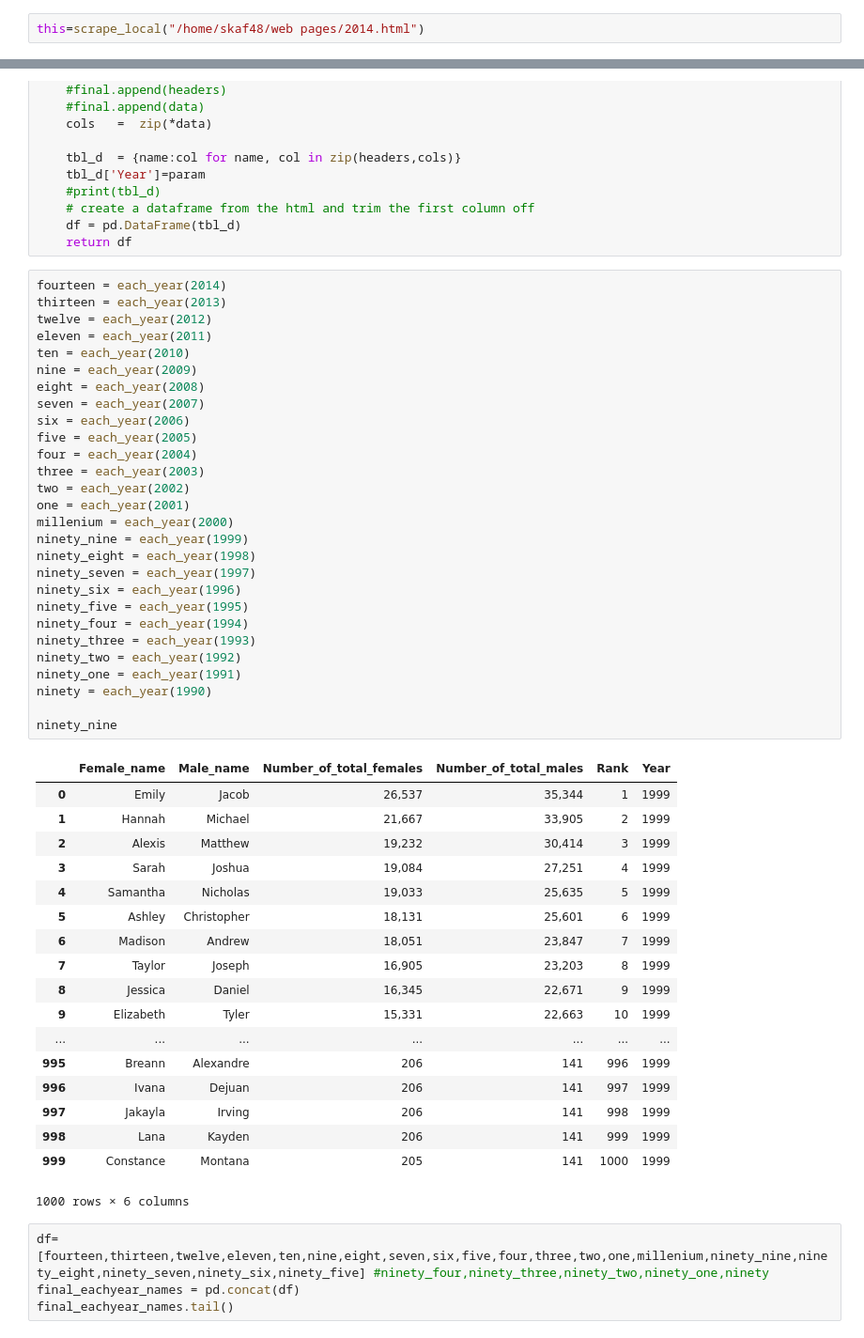
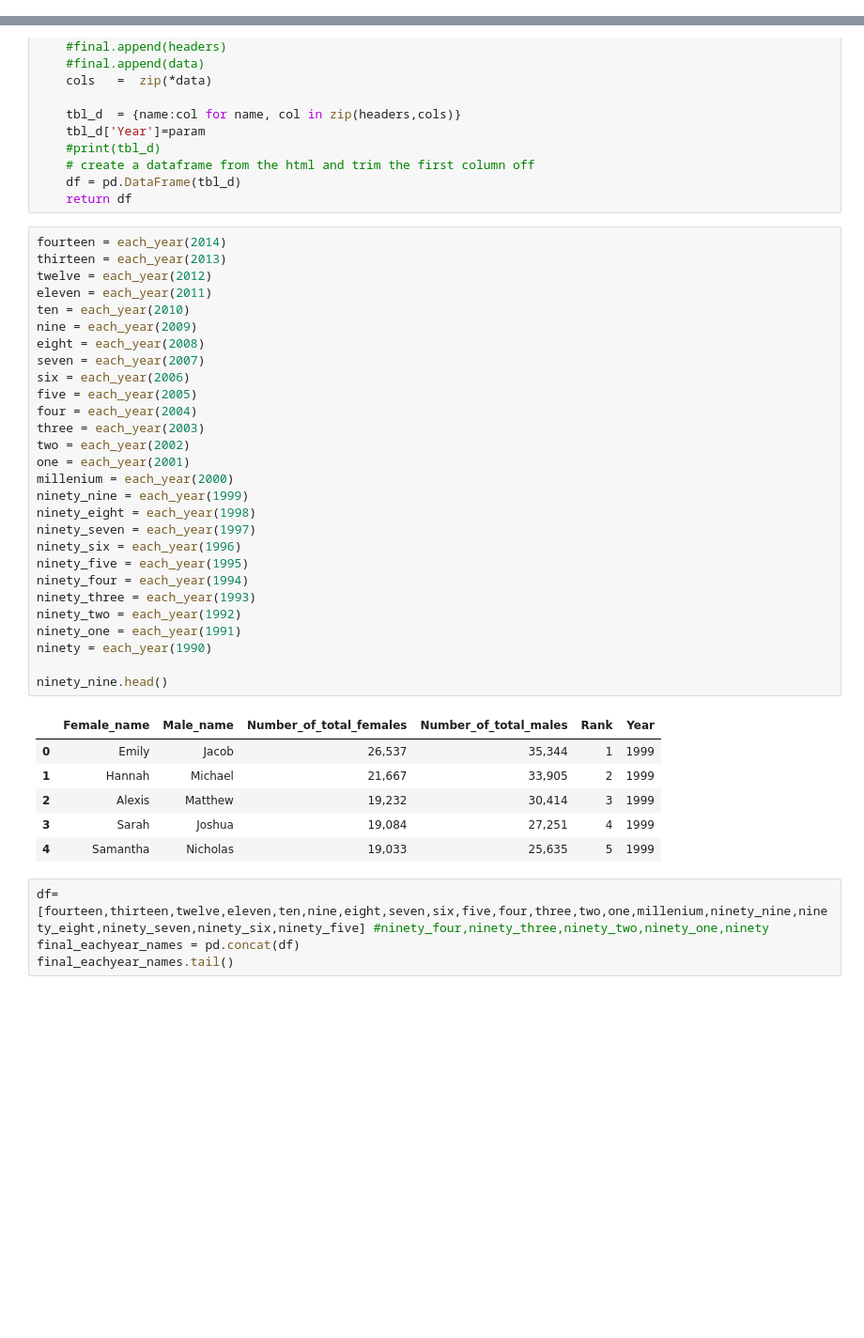
Before and after one commit to yarynam/Data_Science_Analysis_Fixing, a Jupyter notebook: movie_star_names_babynames.ipynb, the cells around one changed output, grey strips where cells are left out. Shown at 94% size. Drawn from its saved outputs; the diff is of its cells as text; blank space fills up the shorter version.

```diff
--- a/movie_star_names_babynames.ipynb
+++ b/movie_star_names_babynames.ipynb
@@ -123,5 +103,3 @@ def scrape_local(param):
     soup = BeautifulSoup(open(param),"lxml")
     #soup = BeautifulSoup(response.read())
     return soup
-# %%
-this=scrape_local("/home/skaf48/web pages/2014.html")
@@ -178,46 +136,34 @@ twelve = each_year(2012)
 eleven = each_year(2011)
 ten = each_year(2010)
 nine = each_year(2009)
 eight = each_year(2008)
 seven = each_year(2007)
 six = each_year(2006)
 five = each_year(2005)
 four = each_year(2004)
 three = each_year(2003)
 two = each_year(2002)
 one = each_year(2001)
 millenium = each_year(2000)
 ninety_nine = each_year(1999)
 ninety_eight = each_year(1998)
 ninety_seven = each_year(1997)
 ninety_six = each_year(1996)
 ninety_five = each_year(1995)
 ninety_four = each_year(1994)
 ninety_three = each_year(1993)
 ninety_two = each_year(1992)
 ninety_one = each_year(1991)
 ninety = each_year(1990)
 
-ninety_nine
+ninety_nine.head()
 # %% [output]
 |  | Female_name | Male_name | Number_of_total_females | Number_of_total_males | Rank | Year |
 | 0 | Emily | Jacob | 26,537 | 35,344 | 1 | 1999 |
 | 1 | Hannah | Michael | 21,667 | 33,905 | 2 | 1999 |
 | 2 | Alexis | Matthew | 19,232 | 30,414 | 3 | 1999 |
 | 3 | Sarah | Joshua | 19,084 | 27,251 | 4 | 1999 |
 | 4 | Samantha | Nicholas | 19,033 | 25,635 | 5 | 1999 |
-| 5 | Ashley | Christopher | 18,131 | 25,601 | 6 | 1999 |
-| 6 | Madison | Andrew | 18,051 | 23,847 | 7 | 1999 |
-| 7 | Taylor | Joseph | 16,905 | 23,203 | 8 | 1999 |
-| 8 | Jessica | Daniel | 16,345 | 22,671 | 9 | 1999 |
-| 9 | Elizabeth | Tyler | 15,331 | 22,663 | 10 | 1999 |
-| ... | ... | ... | ... | ... | ... | ... |
-| 995 | Breann | Alexandre | 206 | 141 | 996 | 1999 |
-| 996 | Ivana | Dejuan | 206 | 141 | 997 | 1999 |
-| 997 | Jakayla | Irving | 206 | 141 | 998 | 1999 |
-| 998 | Lana | Kayden | 206 | 141 | 999 | 1999 |
-| 999 | Constance | Montana | 205 | 141 | 1000 | 1999 |
-1000 rows × 6 columns
 # %%
 df=[fourteen,thirteen,twelve,eleven,ten,nine,eight,seven,six,five,four,three,two,one,millenium,ninety_nine,ninety_eight,ninety_seven,ninety_six,ninety_five] #ninety_four,ninety_three,ninety_two,ninety_one,ninety
 final_eachyear_names = pd.concat(df)
```
Also changed, not shown: parts of 8 cells of this notebook.
